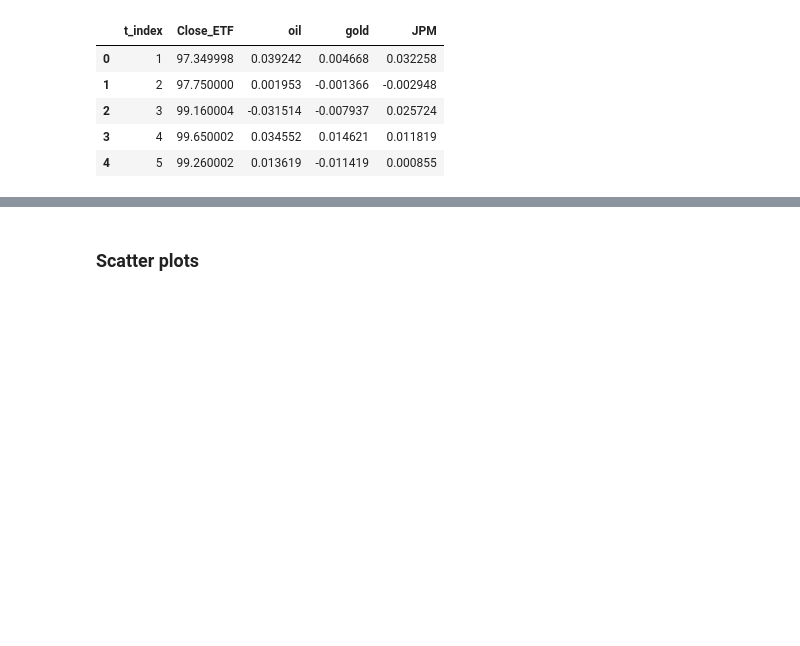
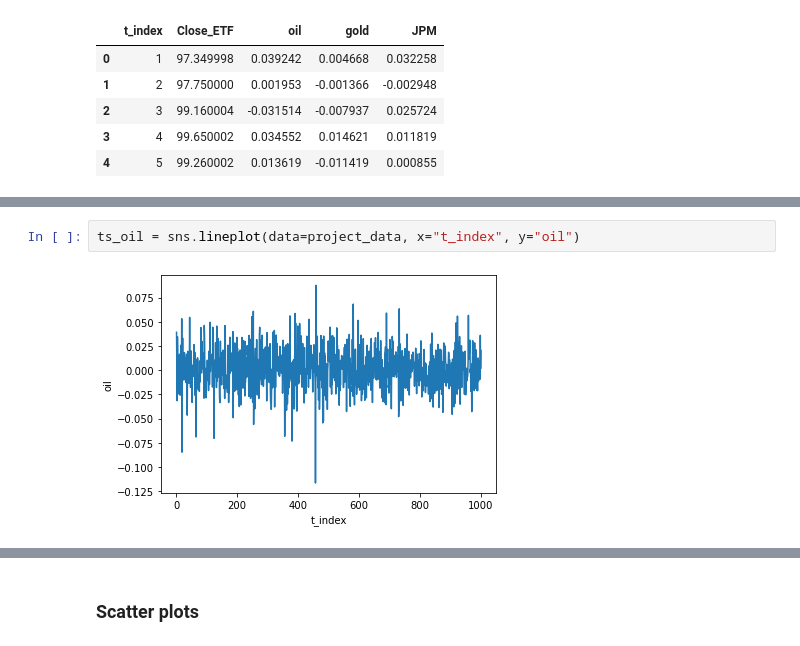
Before and after one commit to arefeenshamsuzzoha/stevens-stuff, a Jupyter notebook: MA 541/MA541project_part2.ipynb, the cells around one changed output, grey strips where cells are left out. Cells and saved outputs as stored; diff of their text form; blank space fills up the shorter version.

```diff
--- a/MA 541/MA541project_part2.ipynb
+++ b/MA 541/MA541project_part2.ipynb
@@ -54,0 +55,4 @@ ts_JPM = sns.relplot(data=project_data, x="t_index", y="JPM", kind="line")
+# %%
+ts_oil = sns.lineplot(data=project_data, x="t_index", y="oil")
+# %% [output]
+[figure, added]
```
Also changed, not shown: parts of 12 cells of this notebook.
